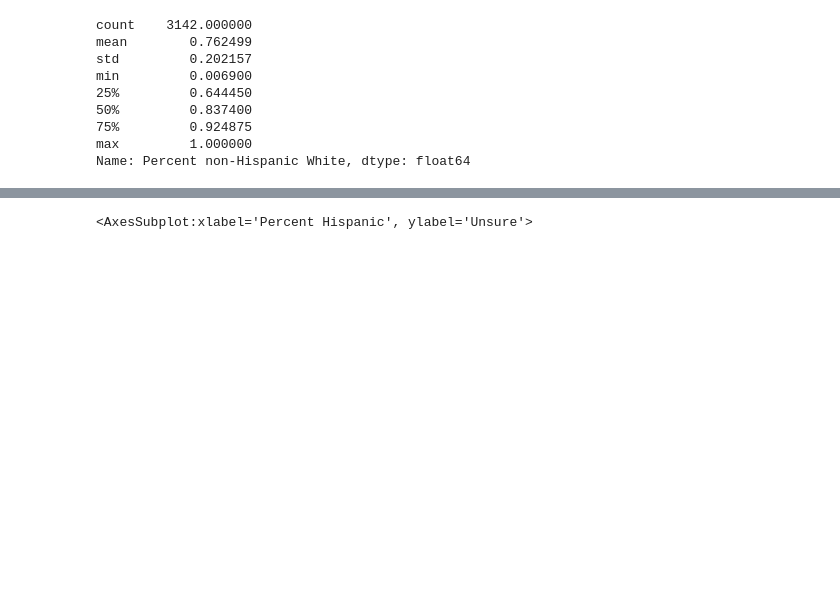
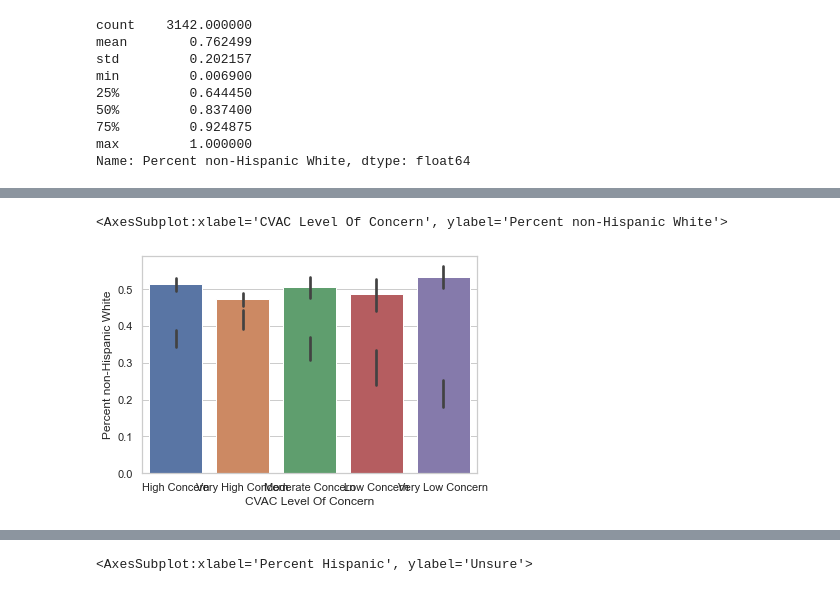
Before and after one commit to ireenab/Vaccine_Hesitancy_DAP_ProjectI, a Jupyter notebook: vacc_hesit.ipynb, the cells around one changed output, grey strips where cells are left out. Saved outputs shown, nothing was run; the diff lists cells and outputs as text; code cells hidden in the pictures; blank space fills up the shorter version.

```diff
--- a/vacc_hesit.ipynb
+++ b/vacc_hesit.ipynb
@@ -307,3 +320,6 @@ med_cvac
 | non-Hispanic Asian | 0.0028 | 0.62 | 0.0060 | 0.52 | 0.0130 | 0.50 | 0.42 | 0.40 |
 | non-Hispanic American Indian | 0.0012 | 0.48 | 0.0028 | 0.45 | 0.0070 | 0.50 | 0.92 | 0.55 |
 | non-Hispanic Native Hawaiian | 0.0000 | 0.52 | 0.0001 | 0.39 | 0.0006 | 0.41 | 0.27 | 0.52 |
+# %%
+#Reading the file from new csv created above containing quartile columns and "probably not" and "unsure" columns
+vacc2=pd.read_csv("Vaccine_Hesitance_2.csv")
@@ -309,0 +358,5 @@ med_cvac
+# %%
+# Intended to get all those counties that comprises of 1st quartile white population & 4th quartile black pop to figure out high CVAC concern shown by 1st quartile of whites
+temp_vacc3 = vacc2.loc[(vacc2['non-Hispanic White quartile'] == 1) & (vacc2['non-Hispanic Black quartile']== 4), :]
+temp_vacc3 = temp_vacc3.iloc[:, 0:17]
+temp_vacc3.head()
@@ -309,0 +371,4 @@ med_cvac
+# %%
+#Counted the rows obtained from above for different states
+temp_vacc3=temp_vacc3['State'].value_counts()
+temp_vacc3
@@ -309,0 +393,7 @@ med_cvac
+# %%
+sns.set_theme(style="whitegrid")
+sns.barplot(x="CVAC Level Of Concern", y="Percent non-Hispanic Black", data=temp_vacc3)
+sns.barplot(x="CVAC Level Of Concern", y= 'Percent non-Hispanic White', data=temp_vacc3)
+# %% [output]
+<AxesSubplot:xlabel='CVAC Level Of Concern', ylabel='Percent non-Hispanic White'>
+[figure, added]
```
Also changed, not shown: parts of 57 cells of this notebook.
